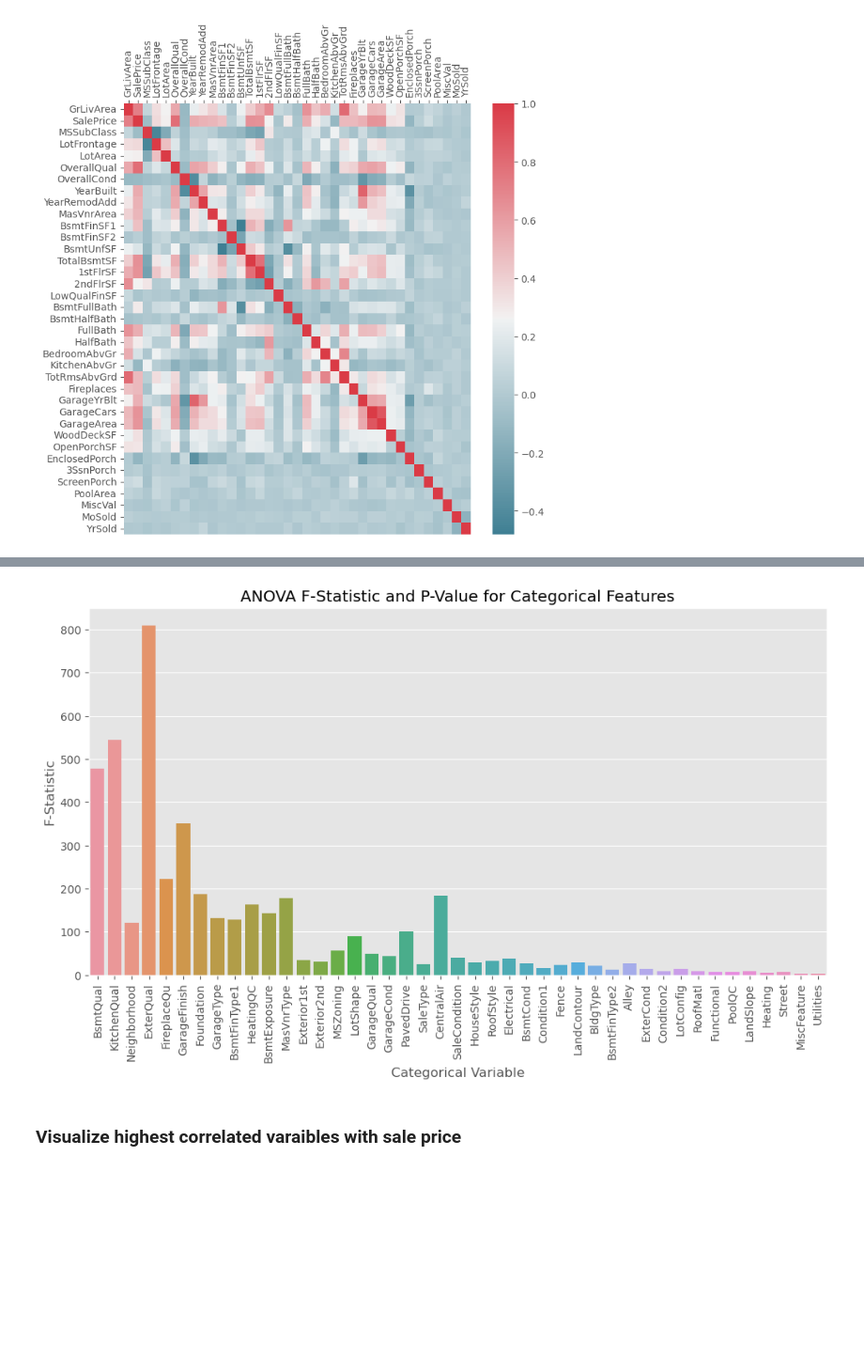
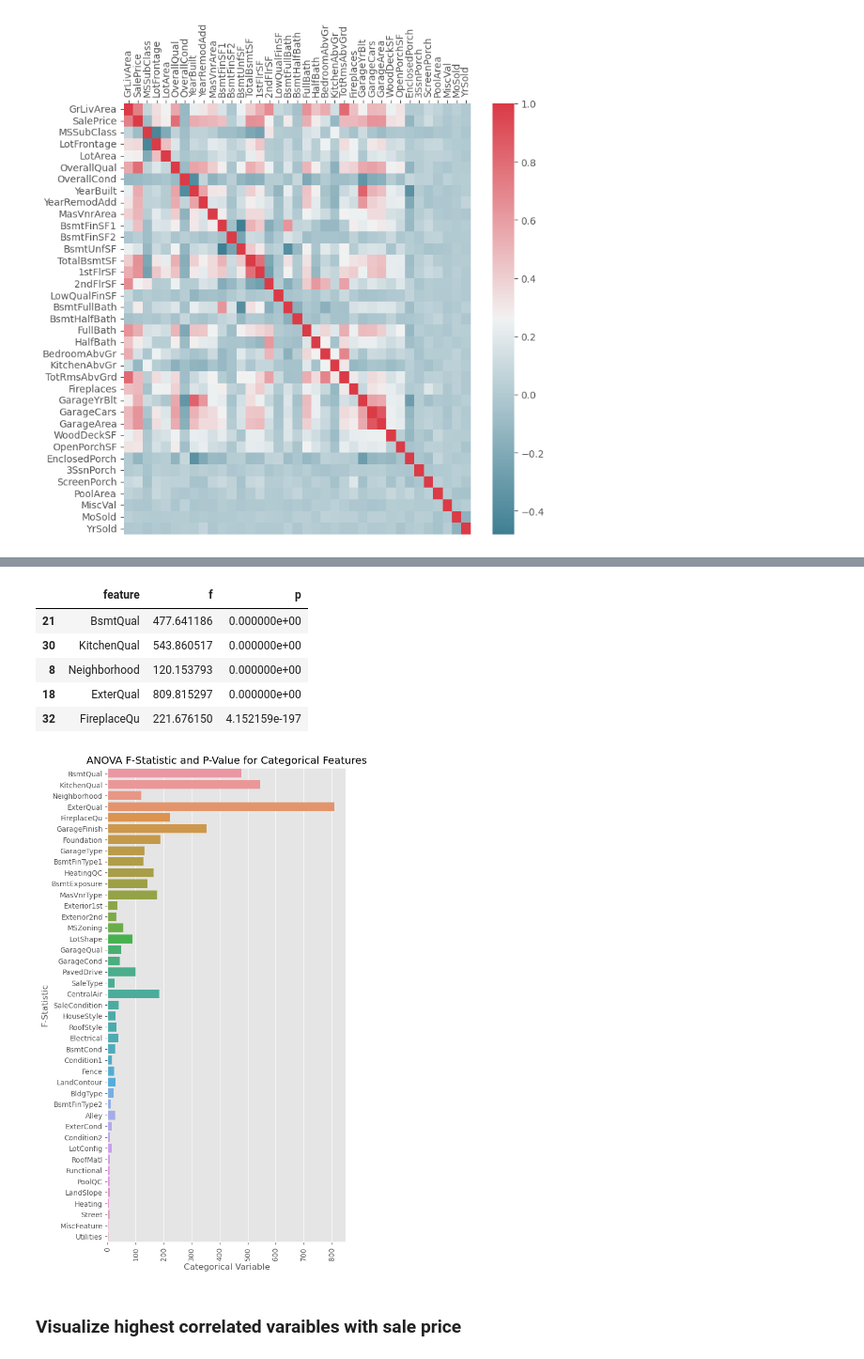
Before and after one commit to Na-ta-lie/Ames-Price-Prediction, a Jupyter notebook: EDA_preprocessing.ipynb, the cells around one changed output, grey strips where cells are left out. Shown at 94% size. Cells and saved outputs as stored; diff of their text form; code cells hidden in the pictures; blank space fills up the shorter version.

```diff
--- a/EDA_preprocessing.ipynb
+++ b/EDA_preprocessing.ipynb
@@ -192,19 +193,28 @@ anova = pd.DataFrame(anova)
 anova = anova[['feature','f','p']]
 anova.sort_values('p', ascending= True, inplace=True)
 
-plt.figure(figsize=(12,6))
-sns.barplot(x='feature', y= 'f', data=anova)
-plt.xticks(rotation=90)
-
-plt.xlabel('Categorical Variable')
-plt.ylabel('F-Statistic')
-plt.title('ANOVA F-Statistic and P-Value for Categorical Features')
-
-
-plt.show()
-#plt.show()
+anova.head()
 # %% [output]
-[figure, removed]
+|  | feature | f | p |
+| 21 | BsmtQual | 477.641186 | 0.000000e+00 |
+| 30 | KitchenQual | 543.860517 | 0.000000e+00 |
+| 8 | Neighborhood | 120.153793 | 0.000000e+00 |
+| 18 | ExterQual | 809.815297 | 0.000000e+00 |
+| 32 | FireplaceQu | 221.676150 | 4.152159e-197 |
+# %%
+plt.figure(figsize=(6,12))
+sns.barplot(x='f', y= 'feature', data=anova)
+plt.xticks(rotation=90)
+
+plt.xlabel('Categorical Variable')
+plt.ylabel('F-Statistic')
+plt.title('ANOVA F-Statistic and P-Value for Categorical Features')
+
+
+plt.show()
+#plt.show()
+# %% [output]
+[figure, added]
 # %% [markdown]
 ### Visualize highest correlated varaibles with sale price
 # %%
```
Also changed, not shown: parts of 11 cells of this notebook, 3 other files.
